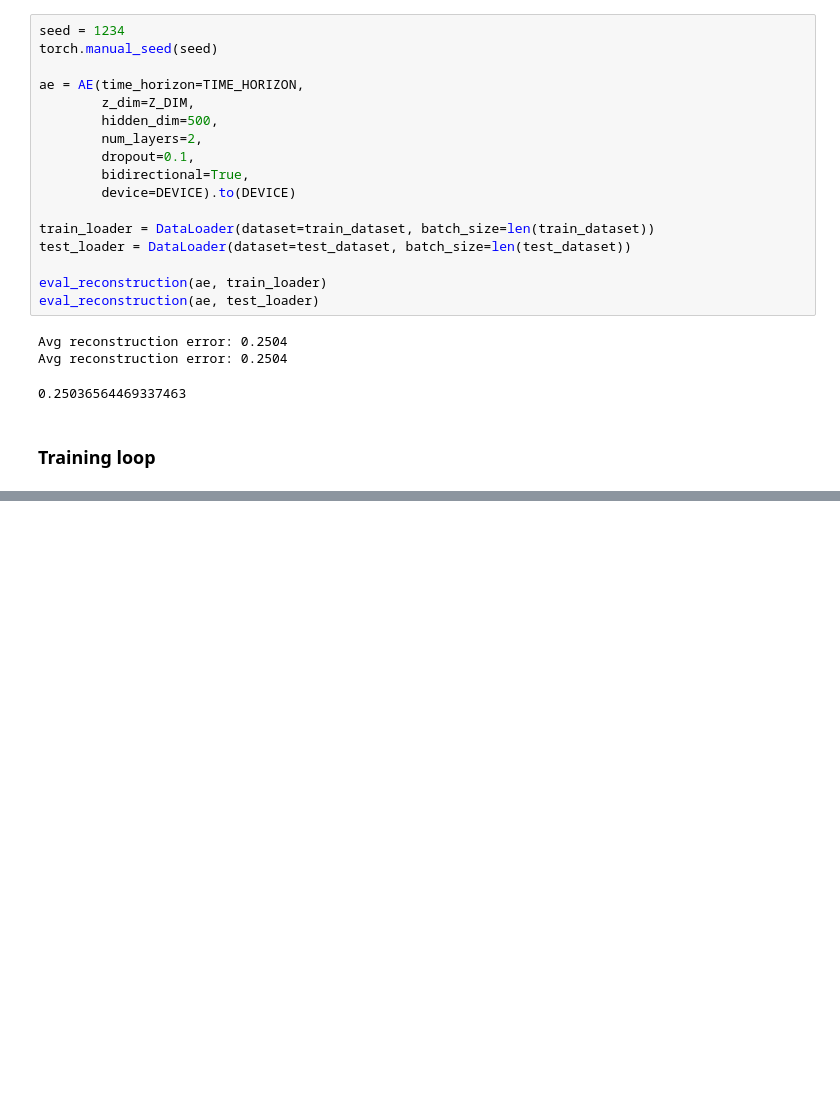
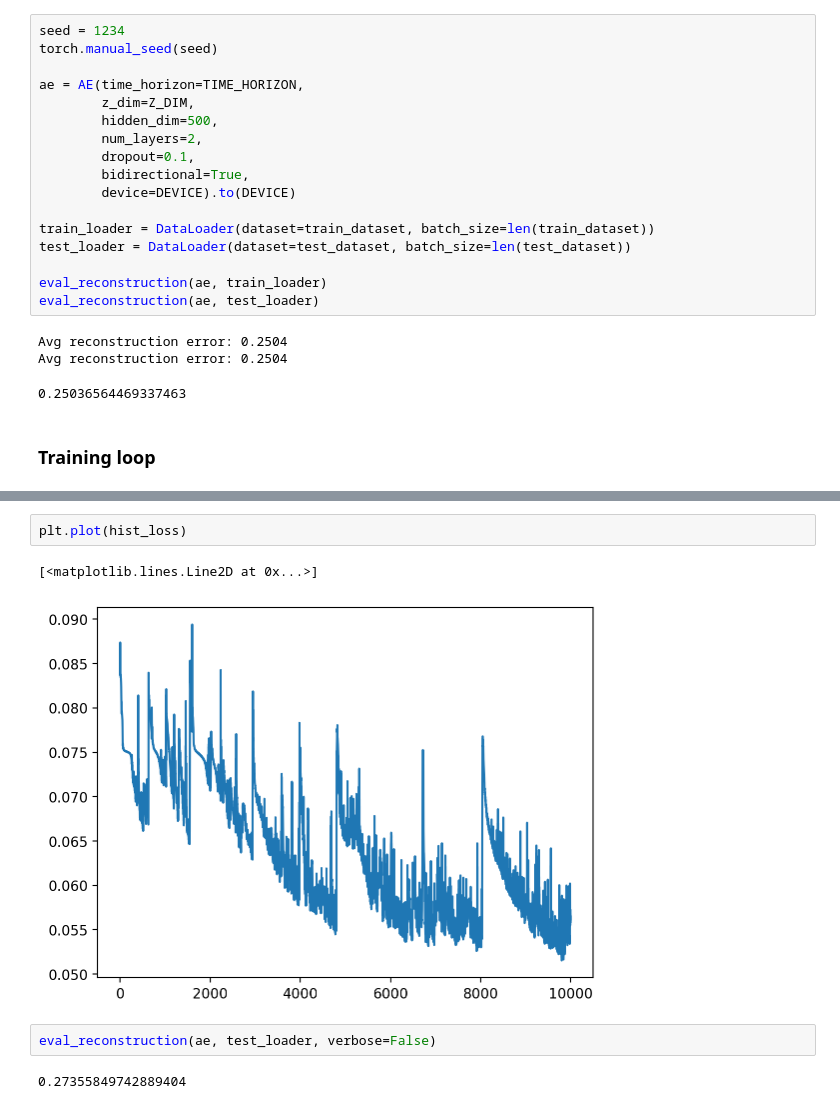
Before and after one commit to AurelienNioche/PolicyEmbedding, a Jupyter notebook: Mujoco-CartPole-RNN-Optuna.ipynb, the cells around one changed output, grey strips where cells are left out. Saved outputs shown, nothing was run; the diff lists cells and outputs as text; blank space fills up the shorter version.

```diff
--- a/Mujoco-CartPole-RNN-Optuna.ipynb
+++ b/Mujoco-CartPole-RNN-Optuna.ipynb
@@ -296,0 +393,9 @@ study.optimize(objective, n_trials=250, show_progress_bar=False,
+# %%
+plt.plot(hist_loss)
+# %% [output]
+[<matplotlib.lines.Line2D at 0x...>]
+[figure, added]
+# %%
+eval_reconstruction(ae, test_loader, verbose=False)
+# %% [output]
+0.27355849742889404
```
Also changed, not shown: parts of 6 cells of this notebook, 3 other files.
